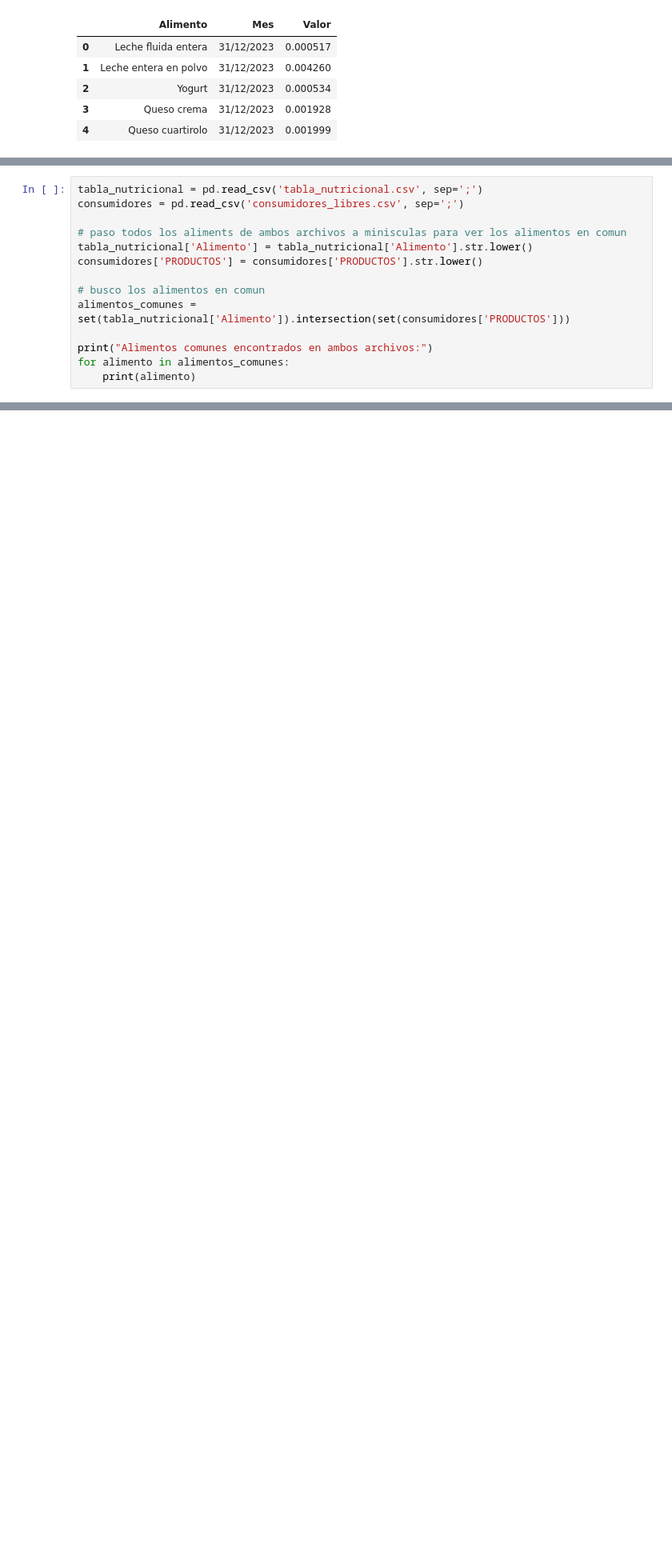
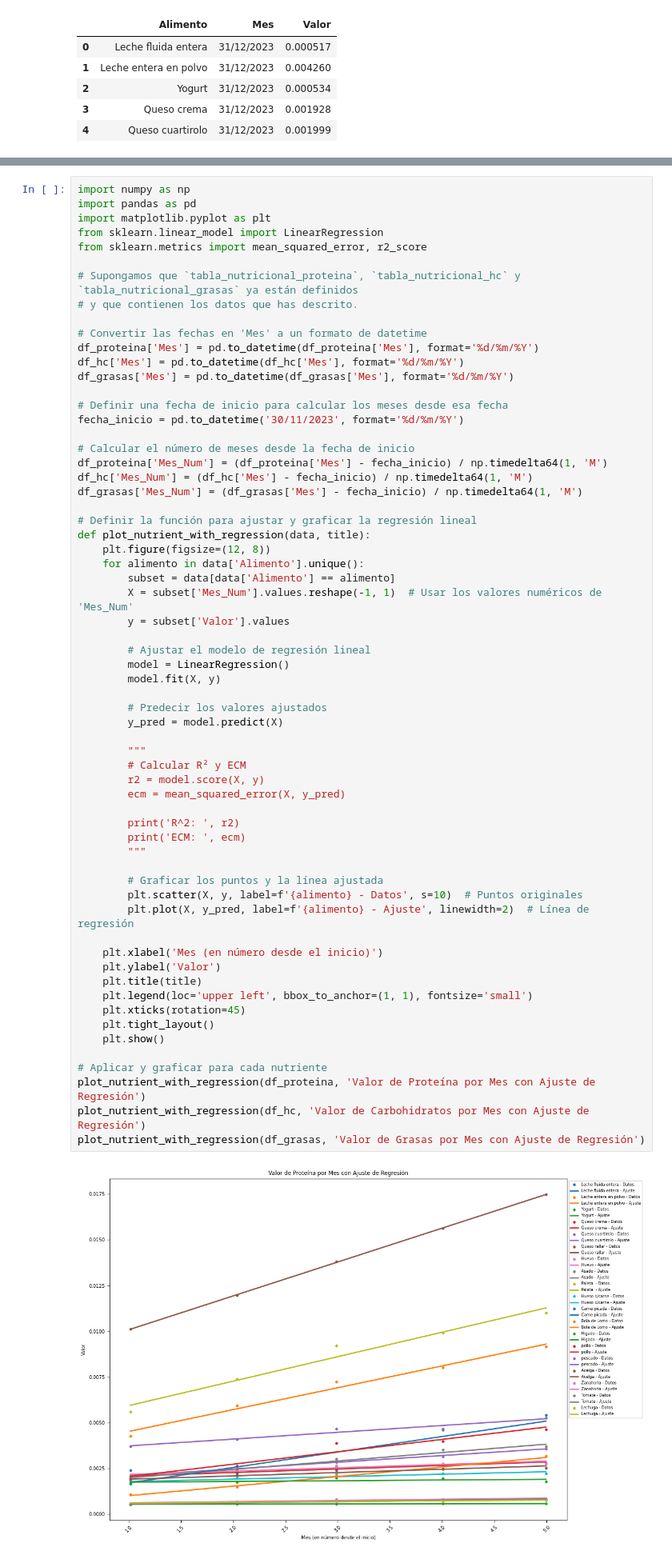
Before and after one commit to pedrobergaglio/algebra-lineal-computacional-2024, a Jupyter notebook: Enunciado TP2 y datos-20240601/Resolución.ipynb, the cells around one changed output, grey strips where cells are left out. Shown at 80% size. Saved outputs shown, nothing was run; the diff lists cells and outputs as text; blank space fills up the shorter version.

```diff
--- a/Enunciado TP2 y datos-20240601/Resolución.ipynb
+++ b/Enunciado TP2 y datos-20240601/Resolución.ipynb
@@ -667,14 +681,0 @@ Tomamos los alimentos que están en ambas tablas.
-# %%
-tabla_nutricional = pd.read_csv('tabla_nutricional.csv', sep=';')
-consumidores = pd.read_csv('consumidores_libres.csv', sep=';')
-
-# paso todos los aliments de ambos archivos a minisculas para ver los alimentos en comun
-tabla_nutricional['Alimento'] = tabla_nutricional['Alimento'].str.lower()
-consumidores['PRODUCTOS'] = consumidores['PRODUCTOS'].str.lower()
-
-# busco los alimentos en comun
-alimentos_comunes = set(tabla_nutricional['Alimento']).intersection(set(consumidores['PRODUCTOS']))
-
-print("Alimentos comunes encontrados en ambos archivos:")
-for alimento in alimentos_comunes:
-    print(alimento)
@@ -769,0 +682,65 @@ print(tabla_aumentos)
+# %%
+import numpy as np
+import pandas as pd
+import matplotlib.pyplot as plt
+from sklearn.linear_model import LinearRegression
+from sklearn.metrics import mean_squared_error, r2_score
+
+# Supongamos que `tabla_nutricional_proteina`, `tabla_nutricional_hc` y `tabla_nutricional_grasas` ya están definidos
+# y que contienen los datos que has descrito.
+
+# Convertir las fechas en 'Mes' a un formato de datetime
+df_proteina['Mes'] = pd.to_datetime(df_proteina['Mes'], format='%d/%m/%Y')
+df_hc['Mes'] = pd.to_datetime(df_hc['Mes'], format='%d/%m/%Y')
+df_grasas['Mes'] = pd.to_datetime(df_grasas['Mes'], format='%d/%m/%Y')
+
+# Definir una fecha de inicio para calcular los meses desde esa fecha
+fecha_inicio = pd.to_datetime('30/11/2023', format='%d/%m/%Y')
+
+# Calcular el número de meses desde la fecha de inicio
+df_proteina['Mes_Num'] = (df_proteina['Mes'] - fecha_inicio) / np.timedelta64(1, 'M')
+df_hc['Mes_Num'] = (df_hc['Mes'] - fecha_inicio) / np.timedelta64(1, 'M')
+df_grasas['Mes_Num'] = (df_grasas['Mes'] - fecha_inicio) / np.timedelta64(1, 'M')
+
+# Definir la función para ajustar y graficar la regresión lineal
+def plot_nutrient_with_regression(data, title):
+    plt.figure(figsize=(12, 8))
+    for alimento in data['Alimento'].unique():
+        subset = data[data['Alimento'] == alimento]
+        X = subset['Mes_Num'].values.reshape(-1, 1)  # Usar los valores numéricos de 'Mes_Num'
+        y = subset['Valor'].values
+
+        # Ajustar el modelo de regresión lineal
+        model = LinearRegression()
+        model.fit(X, y)
+
+        # Predecir los valores ajustados
+        y_pred = model.predict(X)
+
+        """
+        # Calcular R² y ECM
+        r2 = model.score(X, y)
+        ecm = mean_squared_error(X, y_pred)
+
+        print('R^2: ', r2)
+        print('ECM: ', ecm)
+        """
+
+        # Graficar los puntos y la línea ajustada
+        plt.scatter(X, y, label=f'{alimento} - Datos', s=10)  # Puntos originales
+        plt.plot(X, y_pred, label=f'{alimento} - Ajuste', linewidth=2)  # Línea de regresión
+
+    plt.xlabel('Mes (en número desde el inicio)')
+    plt.ylabel('Valor')
+    plt.title(title)
+    plt.legend(loc='upper left', bbox_to_anchor=(1, 1), fontsize='small')
+    plt.xticks(rotation=45)
+    plt.tight_layout()
+    plt.show()
+
+# Aplicar y graficar para cada nutriente
+plot_nutrient_with_regression(df_proteina, 'Valor de Proteína por Mes con Ajuste de Regresión')
+plot_nutrient_with_regression(df_hc, 'Valor de Carbohidratos por Mes con Ajuste de Regresión')
+plot_nutrient_with_regression(df_grasas, 'Valor de Grasas por Mes con Ajuste de Regresión')
+# %% [output]
+[figure, added]
```
Also changed, not shown: parts of 24 cells of this notebook.
